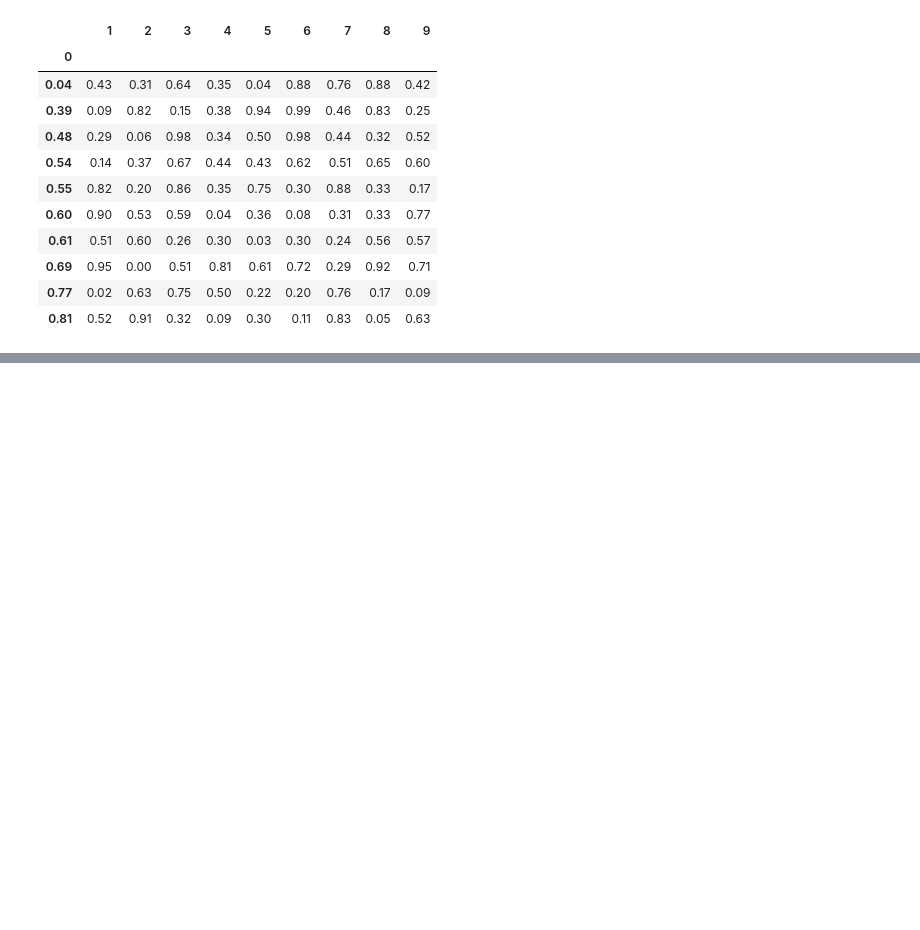
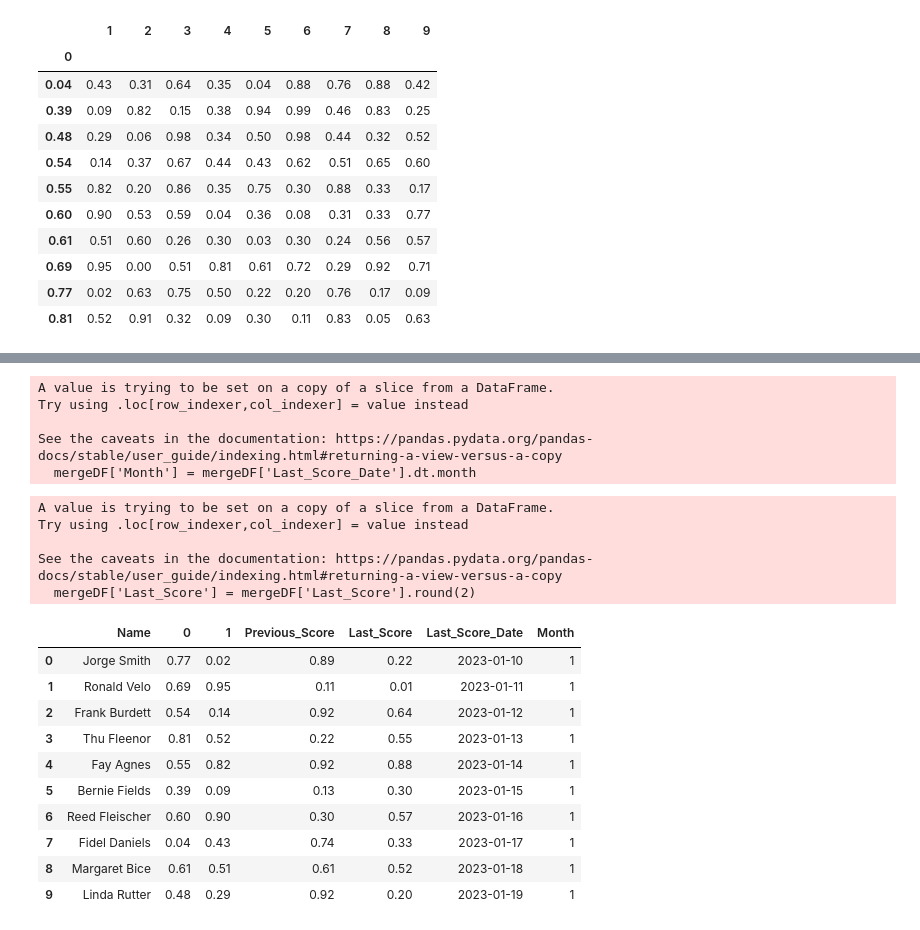
Before and after one commit to Mhinolv/python, a Jupyter notebook: Python/Statistical Functions/Statistical Analysis.ipynb, the cells around one changed output, grey strips where cells are left out. Saved outputs shown, nothing was run; the diff lists cells and outputs as text; code cells hidden in the pictures; blank space fills up the shorter version.

```diff
--- a/Python/Statistical Functions/Statistical Analysis.ipynb
+++ b/Python/Statistical Functions/Statistical Analysis.ipynb
@@ -119,0 +201,9 @@ randDF.groupby(0).sum().round(2)
+# %%
+import datetime
+
+startDate = datetime.datetime.strptime("10-01-2023", "%d-%m-%Y")
+genDateRange = 10
+
+datesArray = pd.date_range(startDate, periods=genDateRange)
+# %%
+mergeDF['Last_Score_Date'] = datesArray
@@ -119,0 +230,30 @@ randDF.groupby(0).sum().round(2)
+# %%
+mergeDF['Month'] = mergeDF['Last_Score_Date'].dt.month
+# %% [output]
+A value is trying to be set on a copy of a slice from a DataFrame.
+Try using .loc[row_indexer,col_indexer] = value instead
+
+See the caveats in the documentation: https://pandas.pydata.org/pandas-docs/stable/user_guide/indexing.html#returning-a-view-versus-a-copy
+  mergeDF['Month'] = mergeDF['Last_Score_Date'].dt.month
+# %%
+mergeDF['Last_Score'] = mergeDF['Last_Score'].round(2)
+# %% [output]
+A value is trying to be set on a copy of a slice from a DataFrame.
+Try using .loc[row_indexer,col_indexer] = value instead
+
+See the caveats in the documentation: https://pandas.pydata.org/pandas-docs/stable/user_guide/indexing.html#returning-a-view-versus-a-copy
+  mergeDF['Last_Score'] = mergeDF['Last_Score'].round(2)
+# %%
+mergeDF
+# %% [output]
+|  | Name | 0 | 1 | Previous_Score | Last_Score | Last_Score_Date | Month |
+| 0 | Jorge Smith | 0.77 | 0.02 | 0.89 | 0.22 | 2023-01-10 | 1 |
+| 1 | Ronald Velo | 0.69 | 0.95 | 0.11 | 0.01 | 2023-01-11 | 1 |
+| 2 | Frank Burdett | 0.54 | 0.14 | 0.92 | 0.64 | 2023-01-12 | 1 |
+| 3 | Thu Fleenor | 0.81 | 0.52 | 0.22 | 0.55 | 2023-01-13 | 1 |
+| 4 | Fay Agnes | 0.55 | 0.82 | 0.92 | 0.88 | 2023-01-14 | 1 |
+| 5 | Bernie Fields | 0.39 | 0.09 | 0.13 | 0.30 | 2023-01-15 | 1 |
+| 6 | Reed Fleischer | 0.60 | 0.90 | 0.30 | 0.57 | 2023-01-16 | 1 |
+| 7 | Fidel Daniels | 0.04 | 0.43 | 0.74 | 0.33 | 2023-01-17 | 1 |
+| 8 | Margaret Bice | 0.61 | 0.51 | 0.61 | 0.52 | 2023-01-18 | 1 |
+| 9 | Linda Rutter | 0.48 | 0.29 | 0.92 | 0.20 | 2023-01-19 | 1 |
```
Also changed, not shown: parts of 24 cells of this notebook.
